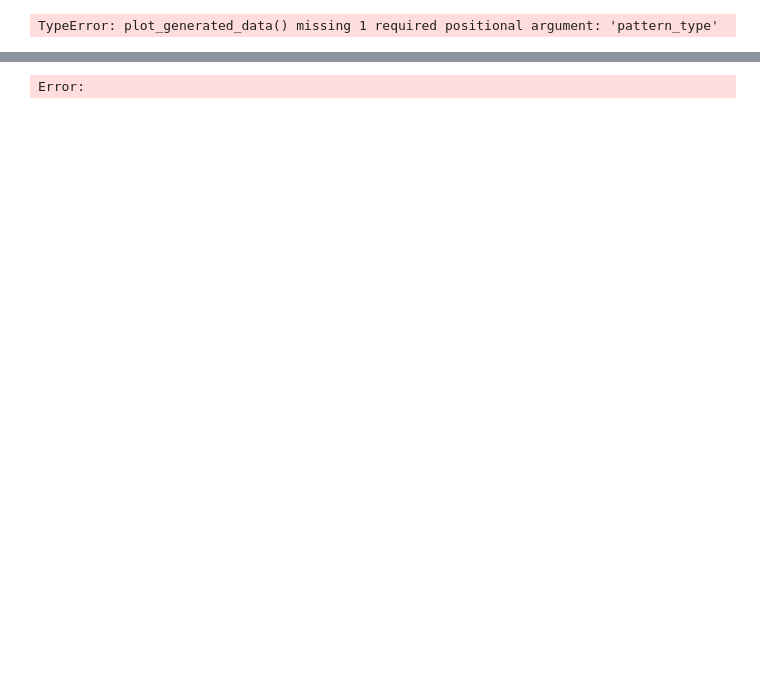
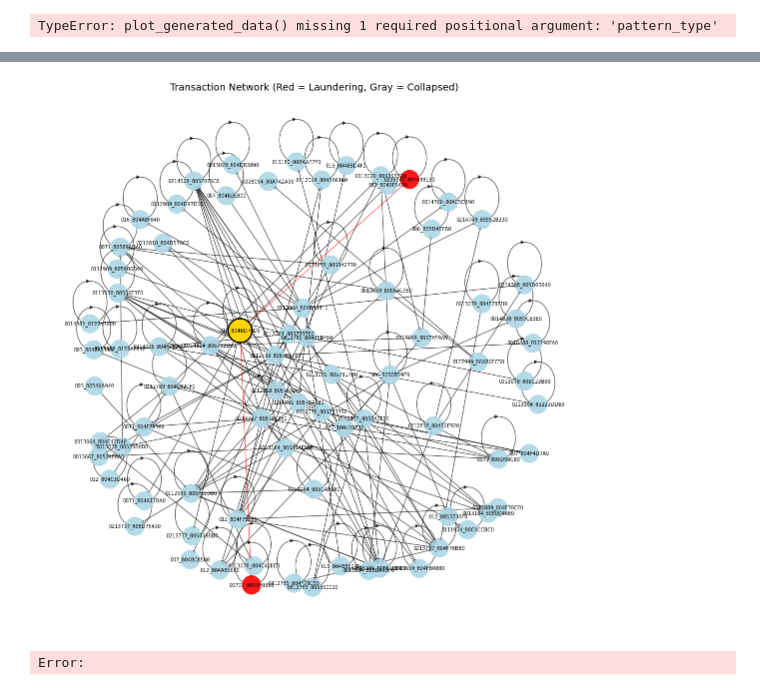
Before and after one commit to LucScheepens/grad, a Jupyter notebook: dataprep/preprocessing.ipynb, the cells around one changed output, grey strips where cells are left out. Cells and saved outputs as stored; diff of their text form; code cells hidden in the pictures; blank space fills up the shorter version.

```diff
--- a/dataprep/preprocessing.ipynb
+++ b/dataprep/preprocessing.ipynb
@@ -549,4 +531,4 @@ def extract_laundering_networks(
 
     return networks
 # %%
-with_laund_nets = extract_laundering_networks(df_full, max_depth=4, max_networks=10000)
+# with_laund_nets = extract_laundering_networks(df_full, max_depth=4, max_networks=10, collapse_threshold=10)
@@ -553,3 +599,7 @@ with_laund_nets = extract_laundering_networks(df_full, max_depth=4, max_networks
+# %%
+plot_laundering_graph(with_laund_nets[1], save_path="tests/laundering_graph.png")
+# %% [output]
+[figure, added]
 # %%
 pattern_df = pd.DataFrame(pattern_dict['STACK'])
 pattern_df.columns = columns
```
Also changed, not shown: parts of 18 cells of this notebook, 2 other files.
